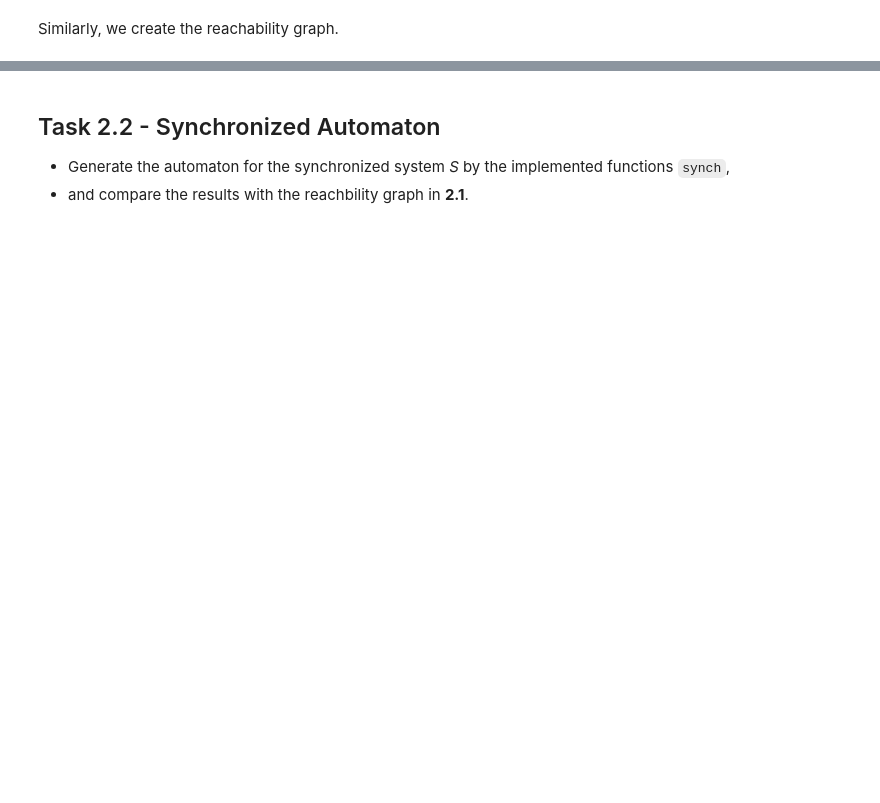
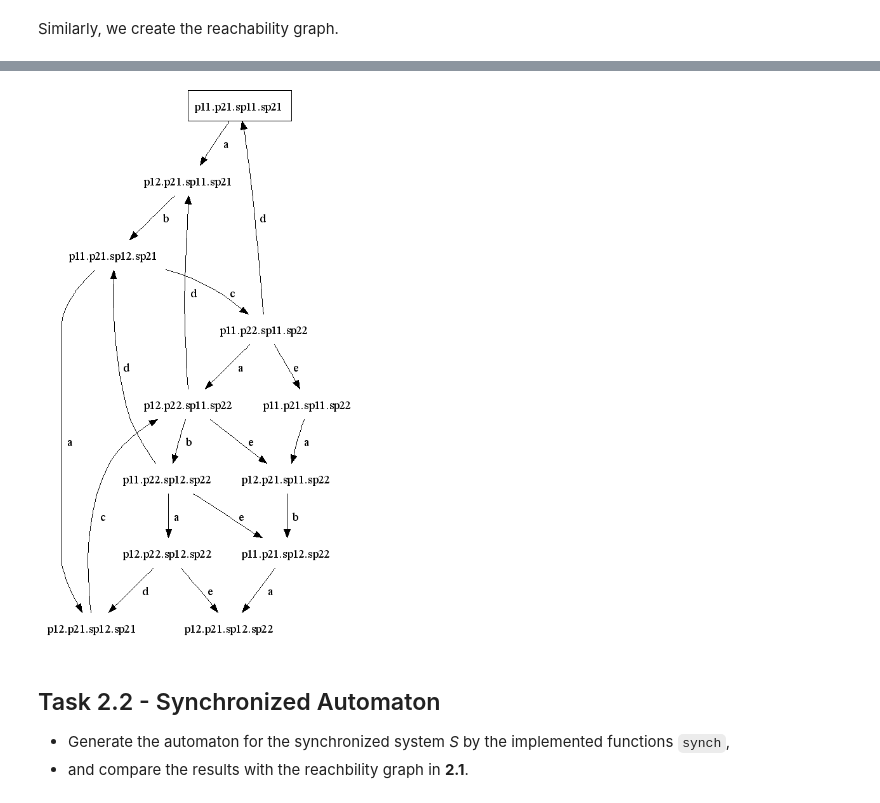
Before and after one commit to lucasrm25/Discrete-Event-Systems-SSY165, a Jupyter notebook: Assignment_1/sync_and_reach.ipynb, the cells around one changed output, grey strips where cells are left out. Cells and saved outputs as stored; diff of their text form; code cells hidden in the pictures; blank space fills up the shorter version.

```diff
--- a/Assignment_1/sync_and_reach.ipynb
+++ b/Assignment_1/sync_and_reach.ipynb
@@ -571,16 +583,63 @@ plot_digraph(example, 'example')
-# %%
-def make_reachability_graph():
-    """
-    A little helper function to create the reachability graph of S.
-
-    You can just hard code the elements of the graph just like in the example above.
-    We will call this function later in the tests.
-    """
-    # YOUR CODE HERE
-    raise NotImplementedError()
-    return G
-
-plot_digraph(make_reachability_graph(), 'S_reach_graph')
+# %%
+def make_reachability_graph():
+    """
+    A little helper function to create the reachability graph of S.
+
+    You can just hard code the elements of the graph just like in the example above.
+    We will call this function later in the tests.
+    """
+    from functools import reduce
+    import numpy as np
+
+    Am = np.matrix([[1, 0, 0, 0, 0],
+                    [0, 1, 0, 0, 0],
+                    [0, 0, 1, 0, 0],
+                    [0, 0, 0, 1, 1],
+                    [0, 1, 0, 0, 0],
+                    [0, 0, 1, 0, 0],
+                    [0, 0, 1, 0, 0],
+                    [0, 0, 0, 1, 0]])
+    Ap = np.matrix([[0, 1, 0, 0, 0],
+                    [1, 0, 0, 0, 0],
+                    [0, 0, 0, 1, 1],
+                    [0, 0, 1, 0, 0],
+                    [0, 0, 1, 0, 0],
+                    [0, 1, 0, 0, 0],
+                    [0, 0, 0, 1, 0],
+                    [0, 0, 1, 0, 0]])
+    m = np.matrix([[1,0,1,0,1,0,1,0]]).T
+
+    def m2t(m): return tuple(m.T.tolist()[0])
+    def t2m(t): return np.matrix(t).T
+
+    def reach_graph(Ap, Am, m, diGraph):
+        next_edge = [(m - Am[:,i]).min()>=0 for i in range( Am.shape[1] )]
+        next_edge_set = [i for i,x in enumerate(next_edge) if x]
+        next_nodes = [m - Am[:,i] + Ap[:,i]  for i,x in enumerate(next_edge) if x]
+        next_node_set = set([m2t(mk) for mk in next_nodes])
+
+        new_diGraph = DiGraph(nodes= diGraph.nodes | next_node_set,
+                              init=  diGraph.init,
+                              edges= diGraph.edges | {Edge(m2t(m), m2t(target), next_edge_set[i]) for i,target in enumerate(next_nodes)})
+
+        dlist = [reach_graph(Ap, Am, t2m(nn), new_diGraph) for nn in list(next_node_set-diGraph.nodes)]
+
+        new_nodes = new_diGraph.nodes | reduce(lambda x,y:x|y, [x.nodes for x in dlist], set())
+        new_edges = new_diGraph.edges | reduce(lambda x,y:x|y, [x.edges for x in dlist], set())
+        return DiGraph(nodes=new_nodes, init=diGraph.init, edges=new_edges)
+
+    diGraph = DiGraph(nodes=set([tuple(m.T.tolist()[0])]), init=tuple(m.T.tolist()[0]), edges=set())
+    diGraph = reach_graph(Ap, Am, m, diGraph)
+
+    # Change state and event FROM NUMBERS to LETTERS. Then return
+    chgNode = lambda tupl: reduce(lambda s1,s2: str(s1)+'.'+str(s2), [['p11','p12','p21','p22','sp11','sp12','sp21','sp22'][i] for i,n in enumerate(tupl) if n])
+    return DiGraph(nodes= set(map(lambda x: chgNode(x), diGraph.nodes)),
+                   init = chgNode(diGraph.init),
+                   edges= set(map(lambda x: Edge(chgNode(x[0]),chgNode(x[1]),'abcde'[x[2]]), diGraph.edges)) )
+
+plot_digraph(make_reachability_graph(), 'S_reach_graph')
+# %% [output]
+[figure, added]
 # %%
 G = make_reachability_graph()
 assert isinstance(G, DiGraph)
```
Also changed, not shown: parts of 22 cells of this notebook, 2 other files.
